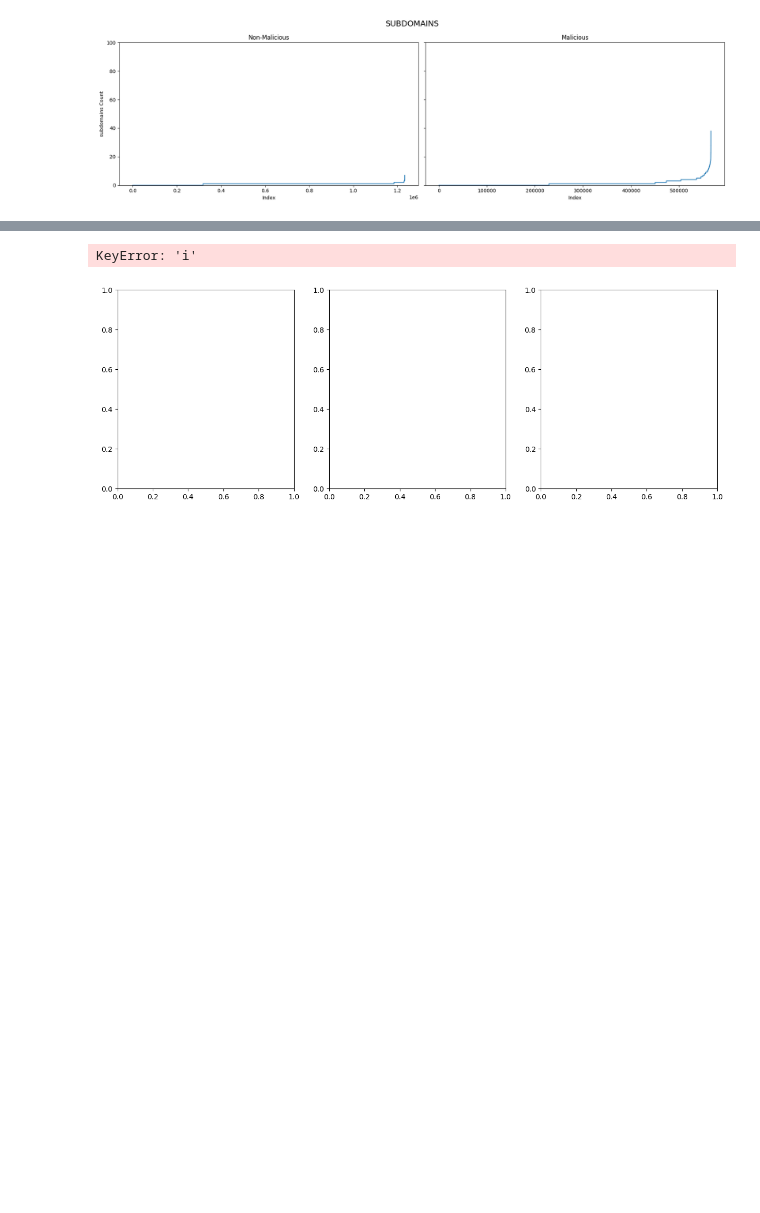
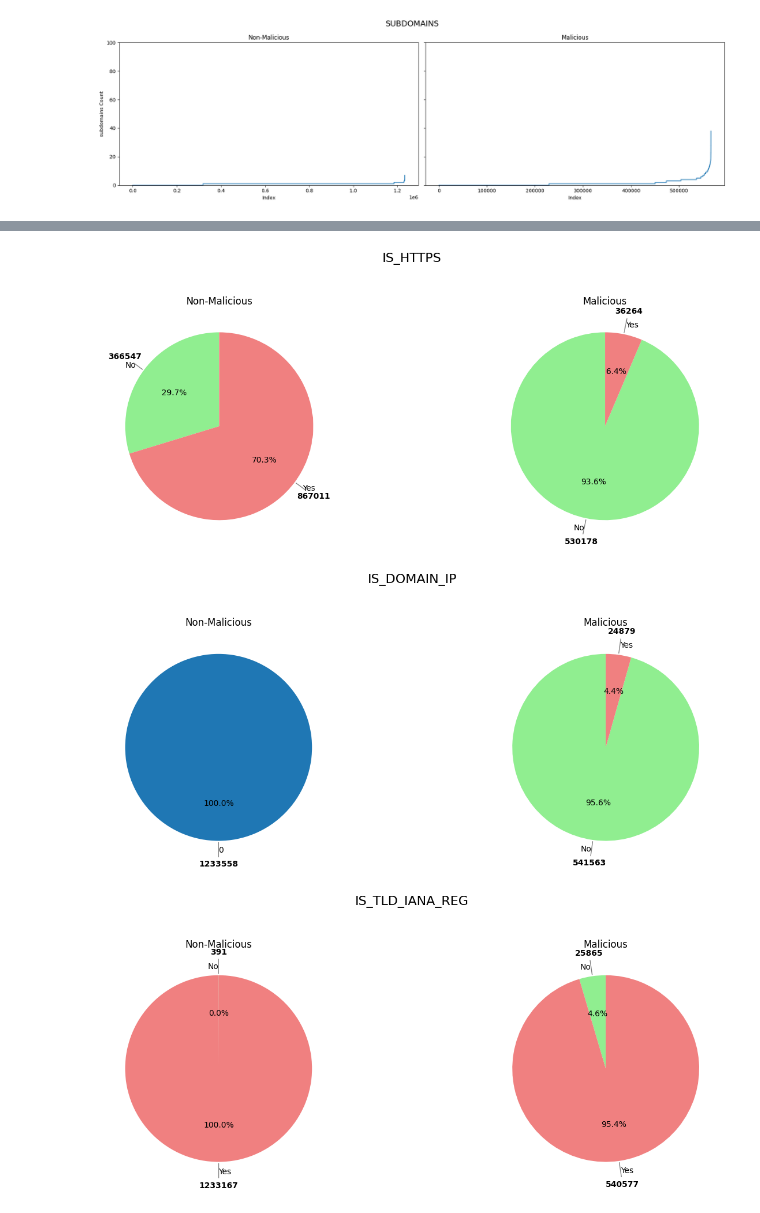
Before and after one commit to Pirate-Programmer/urlying, a Jupyter notebook: ipynbs/eda/urls_19_to_36.ipynb, the cells around one changed output, grey strips where cells are left out. Cells and saved outputs as stored; diff of their text form; code cells hidden in the pictures; blank space fills up the shorter version.

```diff
--- a/ipynbs/eda/urls_19_to_36.ipynb
+++ b/ipynbs/eda/urls_19_to_36.ipynb
@@ -143,6 +144,6 @@ for i in column_list:
 # %%
 def histogram_plot(column_name):
-    fig, axes = plt.subplots(1, 3, figsize=(18, 5), sharey=True)
+    fig, axes = plt.subplots(1, 2, figsize=(18, 5), sharey=True)
 
     axes[0].hist(cf1[column_name], bins=30, color='blue', alpha=0.7)
     axes[0].set_title("Non-Malicious")
@@ -155,21 +156,11 @@ def histogram_plot(column_name):
     axes[1].set_xlabel(f"{column_name} Ratio")
     axes[1].set_xlim(0, 1)
 
-    before = df.loc[:33557][column_name]
-    after = df.loc[33558:][column_name]
-    combined = pd.concat([before, after], ignore_index=True)
-
-    axes[2].hist(combined, bins=30, color='purple', alpha=0.7)
-    axes[2].set_title("Mixed")
-    axes[2].set_xlabel(f"{column_name} Ratio")
-    axes[2].set_xlim(0, 1)
-
     plt.tight_layout()
     plt.suptitle(f"Histogram of {column_name.upper()}", fontsize=16, y=1.05)
     plt.show()
 # %%
-column_list = ["upper_to_lower_ratio", "digit_to_length_ratio", "char_to_length_ratio",
-       "specialchar_to_length_ratio"]
+column_list = ["upper_to_lower_ratio", "digit_to_length_ratio", "char_to_length_ratio", "specialchar_to_length_ratio"]
 
 for i in column_list:
     histogram_plot(i)
@@ -198,10 +214,9 @@ def pie_plot(column_list):
         plt.tight_layout()
         plt.show()
 # %%
-column_list = ["is_https"]
-
-for i in column_list:
-    pie_plot(i)
+column_list = ["is_https", "is_domain_ip", "is_tld_iana_reg", "is_mtld"]
+pie_plot(column_list)
 # %% [output]
-KeyError: 'i'
-[figure, old version]
+[figure, new version]
+[figure, added]
+[figure, added]
```
Also changed, not shown: parts of 9 cells of this notebook, 2 other files.
